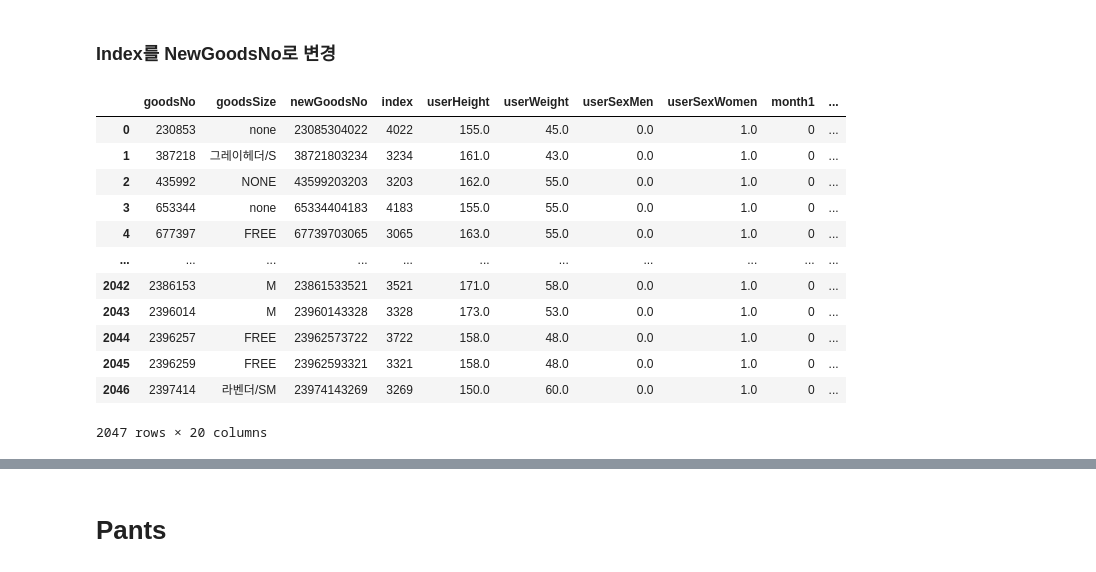
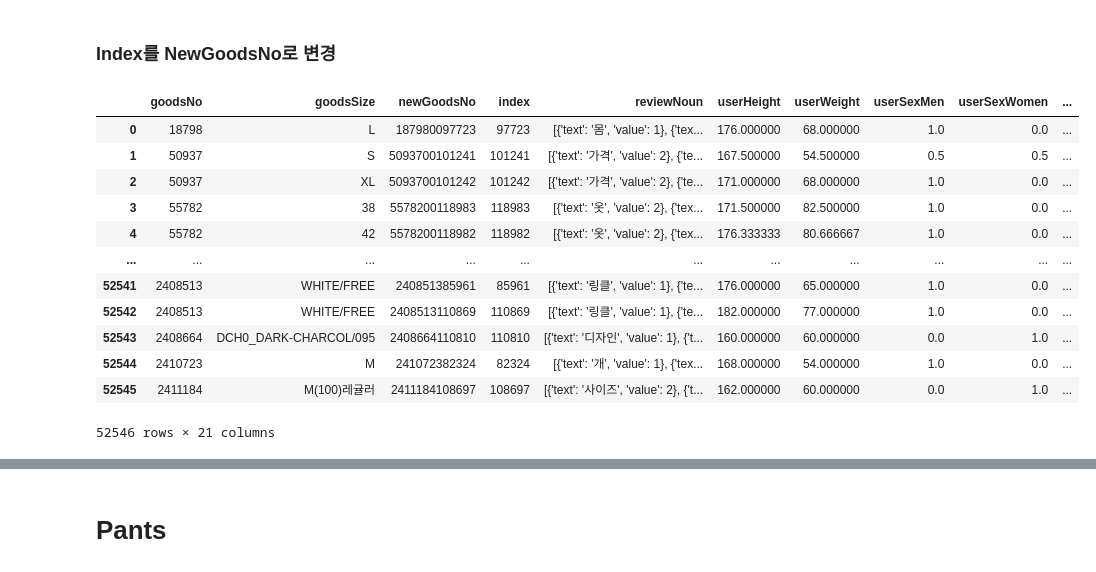
Before and after one commit to yoonjung1205/SSAFit, a Jupyter notebook: data/DataCrawling/Data/Cloth/Preprocession Cloth Data.ipynb, the cells around one changed output, grey strips where cells are left out. Drawn from its saved outputs; the diff is of its cells as text; code cells hidden in the pictures.

```diff
--- a/data/DataCrawling/Data/Cloth/Preprocession Cloth Data.ipynb
+++ b/data/DataCrawling/Data/Cloth/Preprocession Cloth Data.ipynb
@@ -1980,22 +1819,22 @@ Name: clothReviewNo, Length: 54963, dtype: int32
 # %% [markdown]
 ### Index를 NewGoodsNo로 변경
 # %%
-sub_outer = pd.read_csv('./size_outer.csv', index_col = 'Unnamed: 0')
+sub_outer = pd.read_json('./size_outer.json')
 sub_outer
 # %% [output]
-|  | goodsNo | goodsSize | newGoodsNo | index | userHeight | userWeight | userSexMen | userSexWomen | month1 | ... |
-| 0 | 230853 | none | 23085304022 | 4022 | 155.0 | 45.0 | 0.0 | 1.0 | 0 | ... |
-| 1 | 387218 | 그레이헤더/S | 38721803234 | 3234 | 161.0 | 43.0 | 0.0 | 1.0 | 0 | ... |
-| 2 | 435992 | NONE | 43599203203 | 3203 | 162.0 | 55.0 | 0.0 | 1.0 | 0 | ... |
-| 3 | 653344 | none | 65334404183 | 4183 | 155.0 | 55.0 | 0.0 | 1.0 | 0 | ... |
-| 4 | 677397 | FREE | 67739703065 | 3065 | 163.0 | 55.0 | 0.0 | 1.0 | 0 | ... |
+|  | goodsNo | goodsSize | newGoodsNo | index | reviewNoun | userHeight | userWeight | userSexMen | userSexWomen | ... |
+| 0 | 18798 | L | 187980097723 | 97723 | [{'text': '몸', 'value': 1}, {'tex... | 176.000000 | 68.000000 | 1.0 | 0.0 | ... |
+| 1 | 50937 | S | 5093700101241 | 101241 | [{'text': '가격', 'value': 2}, {'te... | 167.500000 | 54.500000 | 0.5 | 0.5 | ... |
+| 2 | 50937 | XL | 5093700101242 | 101242 | [{'text': '가격', 'value': 2}, {'te... | 171.000000 | 68.000000 | 1.0 | 0.0 | ... |
+| 3 | 55782 | 38 | 5578200118983 | 118983 | [{'text': '옷', 'value': 2}, {'tex... | 171.500000 | 82.500000 | 1.0 | 0.0 | ... |
+| 4 | 55782 | 42 | 5578200118982 | 118982 | [{'text': '옷', 'value': 2}, {'tex... | 176.333333 | 80.666667 | 1.0 | 0.0 | ... |
 | ... | ... | ... | ... | ... | ... | ... | ... | ... | ... | ... |
-| 2042 | 2386153 | M | 23861533521 | 3521 | 171.0 | 58.0 | 0.0 | 1.0 | 0 | ... |
-| 2043 | 2396014 | M | 23960143328 | 3328 | 173.0 | 53.0 | 0.0 | 1.0 | 0 | ... |
-| 2044 | 2396257 | FREE | 23962573722 | 3722 | 158.0 | 48.0 | 0.0 | 1.0 | 0 | ... |
-| 2045 | 2396259 | FREE | 23962593321 | 3321 | 158.0 | 48.0 | 0.0 | 1.0 | 0 | ... |
-| 2046 | 2397414 | 라벤더/SM | 23974143269 | 3269 | 150.0 | 60.0 | 0.0 | 1.0 | 0 | ... |
+| 52541 | 2408513 | WHITE/FREE | 240851385961 | 85961 | [{'text': '링클', 'value': 1}, {'te... | 176.000000 | 65.000000 | 1.0 | 0.0 | ... |
+| 52542 | 2408513 | WHITE/FREE | 2408513110869 | 110869 | [{'text': '링클', 'value': 1}, {'te... | 182.000000 | 77.000000 | 1.0 | 0.0 | ... |
+| 52543 | 2408664 | DCH0_DARK-CHARCOL/095 | 2408664110810 | 110810 | [{'text': '디자인', 'value': 1}, {'t... | 160.000000 | 60.000000 | 0.0 | 1.0 | ... |
+| 52544 | 2410723 | M | 241072382324 | 82324 | [{'text': '개', 'value': 1}, {'tex... | 168.000000 | 54.000000 | 1.0 | 0.0 | ... |
+| 52545 | 2411184 | M(100)레귤러 | 2411184108697 | 108697 | [{'text': '사이즈', 'value': 2}, {'t... | 162.000000 | 60.000000 | 0.0 | 1.0 | ... |
-2047 rows × 20 columns
+52546 rows × 21 columns
 # %%
 outer = pd.merge(outer, sub_outer, how="left", left_on="clothId", right_on="goodsNo")
 outer.shape
```
Also changed, not shown: parts of 449 cells of this notebook, 7 other files.
